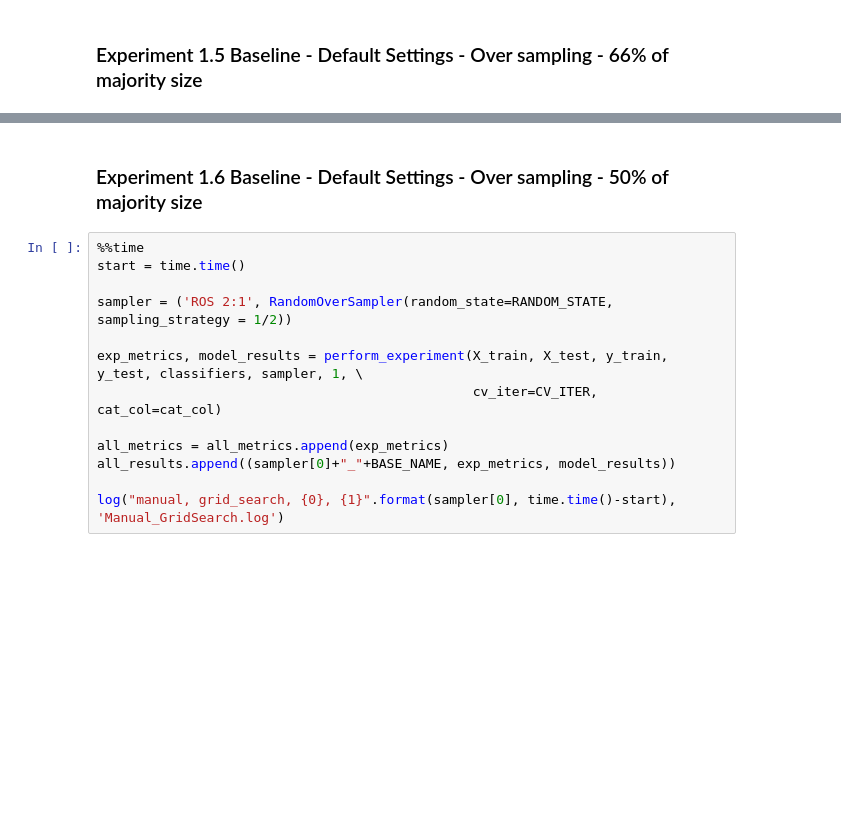
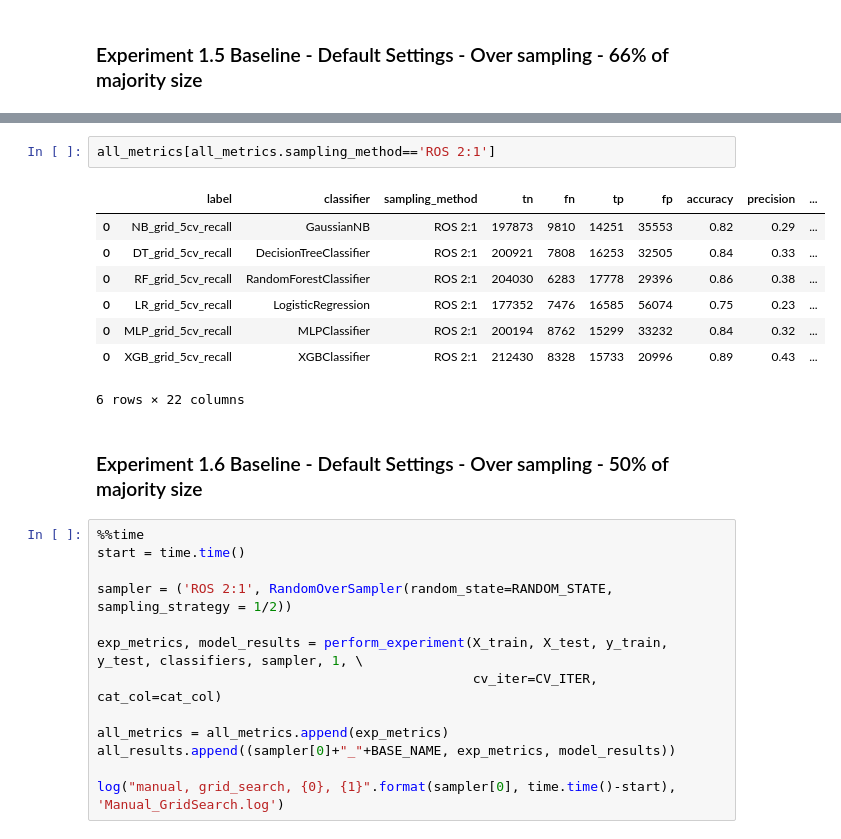
Before and after one commit to d18124313/dissertation, a Jupyter notebook: Approach 2 - WSDM Churn Manual + GridSearch.ipynb, the cells around one changed output, grey strips where cells are left out. Drawn from its saved outputs; the diff is of its cells as text; blank space fills up the shorter version.

```diff
--- a/Approach 2 - WSDM Churn Manual + GridSearch.ipynb
+++ b/Approach 2 - WSDM Churn Manual + GridSearch.ipynb
@@ -300,3 +439,14 @@ log("manual, grid_search, {0}, {1}".format(sampler[0], time.time()-start), 'Manu
+# %%
+all_metrics[all_metrics.sampling_method=='ROS 2:1']
+# %% [output]
+|  | label | classifier | sampling_method | tn | fn | tp | fp | accuracy | precision | ... |
+| 0 | NB_grid_5cv_recall | GaussianNB | ROS 2:1 | 197873 | 9810 | 14251 | 35553 | 0.82 | 0.29 | ... |
+| 0 | DT_grid_5cv_recall | DecisionTreeClassifier | ROS 2:1 | 200921 | 7808 | 16253 | 32505 | 0.84 | 0.33 | ... |
+| 0 | RF_grid_5cv_recall | RandomForestClassifier | ROS 2:1 | 204030 | 6283 | 17778 | 29396 | 0.86 | 0.38 | ... |
+| 0 | LR_grid_5cv_recall | LogisticRegression | ROS 2:1 | 177352 | 7476 | 16585 | 56074 | 0.75 | 0.23 | ... |
+| 0 | MLP_grid_5cv_recall | MLPClassifier | ROS 2:1 | 200194 | 8762 | 15299 | 33232 | 0.84 | 0.32 | ... |
+| 0 | XGB_grid_5cv_recall | XGBClassifier | ROS 2:1 | 212430 | 8328 | 15733 | 20996 | 0.89 | 0.43 | ... |
+6 rows × 22 columns
 # %% [markdown]
 ### Experiment 1.6 Baseline - Default Settings - Over sampling - 50% of majority size
 # %%
```
Also changed, not shown: parts of 11 cells of this notebook, 6 other files.
